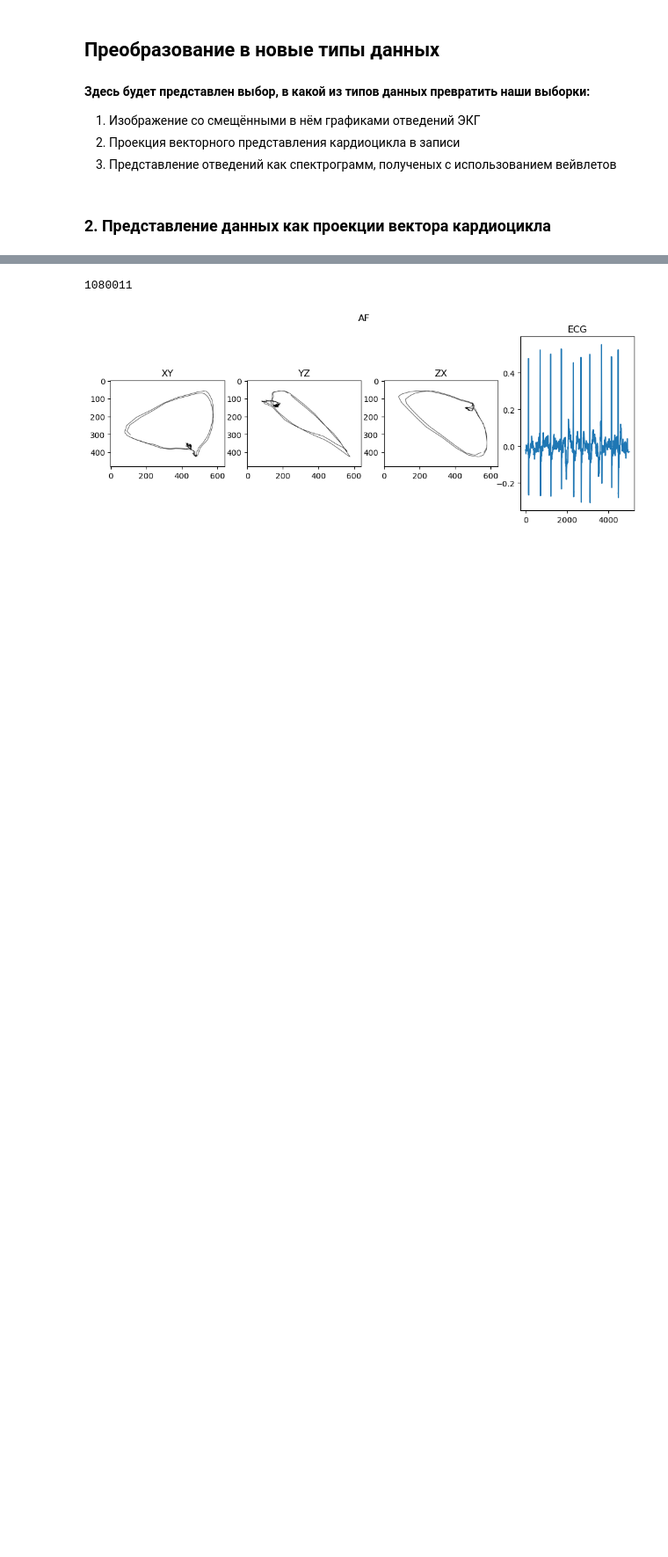
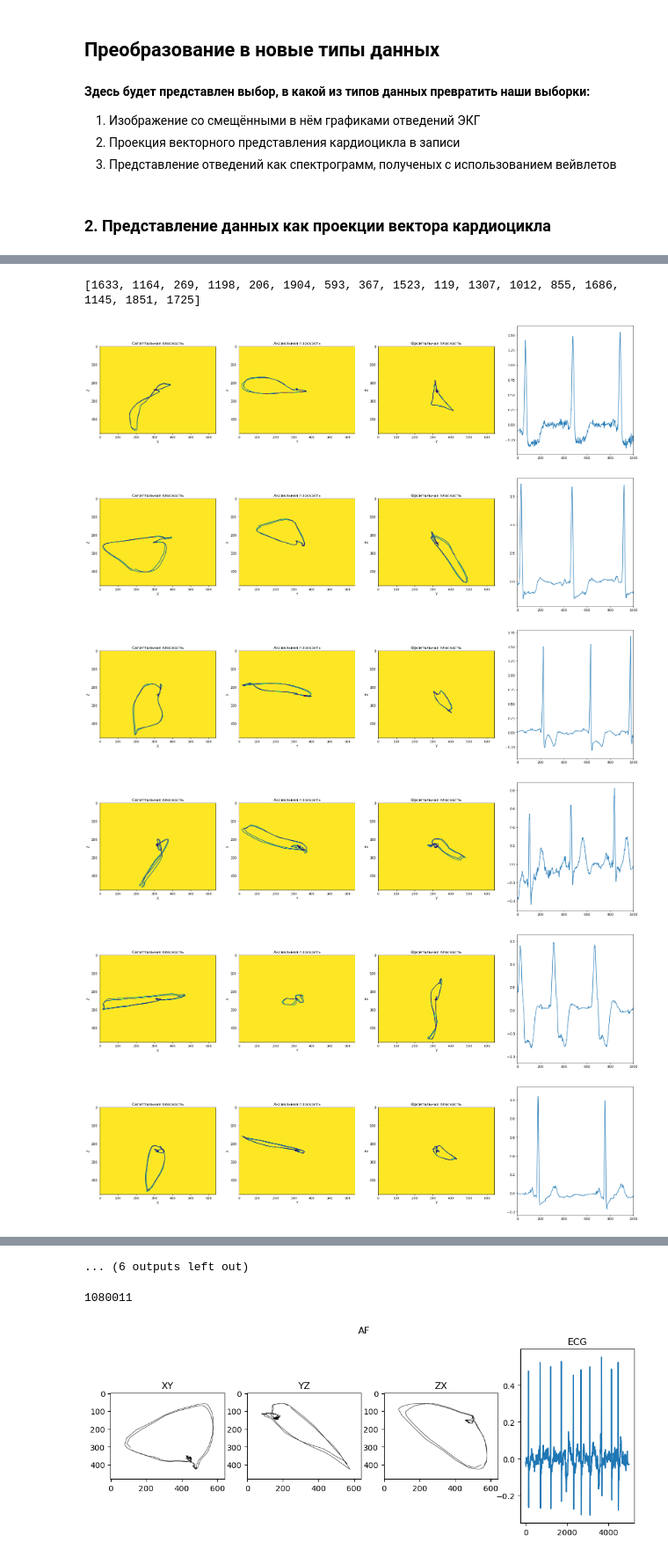
Before and after one commit to ArtikBoom3007/RemoteMonitoring, a Jupyter notebook: Neural network/Обучение ResNet18 векторы.ipynb, the cells around one changed output, grey strips where cells are left out. Shown at 88% size. Saved outputs shown, nothing was run; the diff lists cells and outputs as text; code cells hidden in the pictures; blank space fills up the shorter version.

```diff
--- a/Neural network/Обучение ResNet18 векторы.ipynb
+++ b/Neural network/Обучение ResNet18 векторы.ipynb
@@ -125,0 +148,42 @@ ECG_df.head()
+# %%
+for index, row in ECG_df.iterrows():
+       vecg.make_df(ECG_df["data"][index])
+       vecg.filter()
+       ECG_df.at[index, "data"] = np.array(vecg.return_filtered()).T
+# %%
+max_list = vecg.return_max_list()
+print(max_list)
+for i in max_list:
+    plt.figure(figsize=(29, 7), dpi=68)
+    plt.subplot(1, 4, 1)
+    plt.imshow(ECG_df["ZX"][i])
+    plt.title('Сагиттальная плоскость')
+    plt.xlabel('X')
+    plt.ylabel('Z')
+
+    plt.subplot(1, 4, 2)
+    plt.imshow(ECG_df["XY"][i])
+    plt.title('Аксиальная плоскость')
+    plt.xlabel('Y')
+    plt.ylabel('X')
+
+    plt.subplot(1, 4, 3)
+    plt.imshow(ECG_df["YZ"][i])
+    plt.title('Фронтальная плоскость')
+    plt.xlabel('Y')
+    plt.ylabel('Z')
+
+    plt.subplot(1, 4, 4)
+    plt.plot(ECG_df["data"][i][0])
+    plt.xlim([0, 1000])
+
+    plt.savefig("local_normalize_images/" + str(i) + ".png", format="png")
+    plt.show()
+# %% [output]
+[1633, 1164, 269, 1198, 206, 1904, 593, 367, 1523, 119, 1307, 1012, 855, 1686, 1145, 1851, 1725]
+[figure, added]
+[figure, added]
+[figure, added]
+[figure, added]
+[figure, added]
+[figure, added]
@@ -126,3 +195,4 @@ ECG_df.head()
+... (6 outputs left out)
 # %%
 #ECG_df.to_csv("2000_2_classes_vec.csv")
 import gc
```
Also changed, not shown: parts of 8 cells of this notebook, 2 other files.
